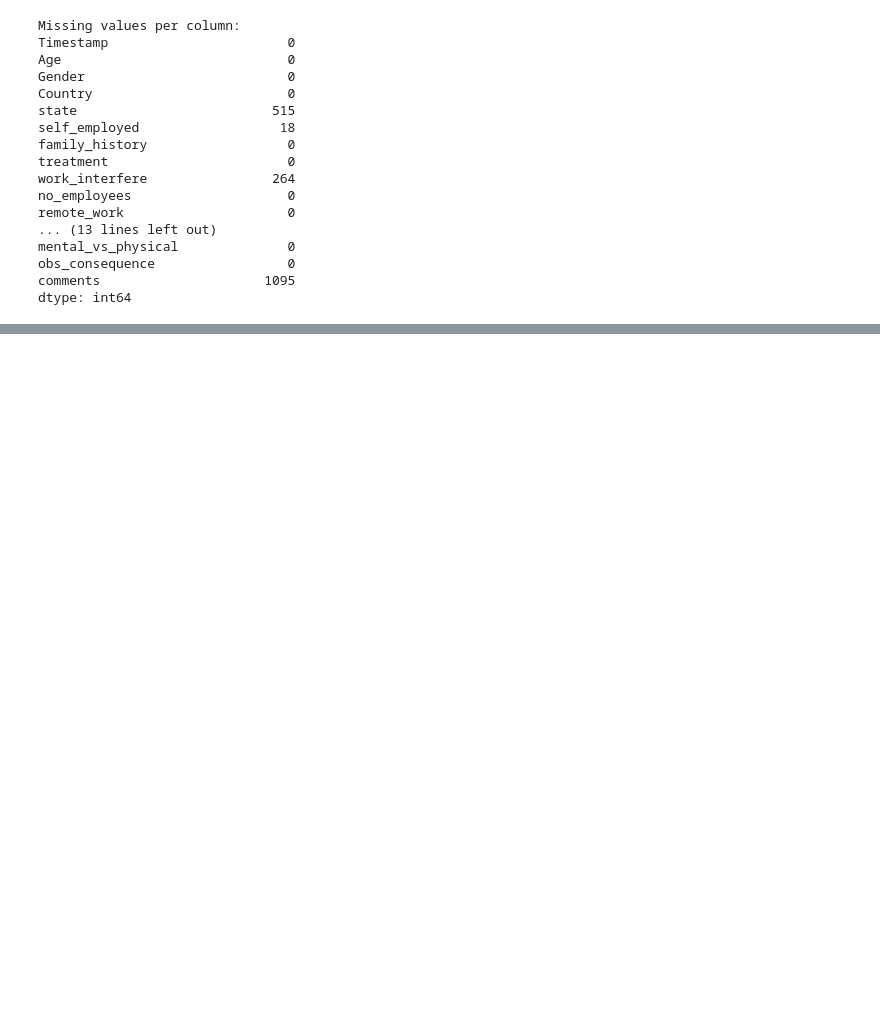
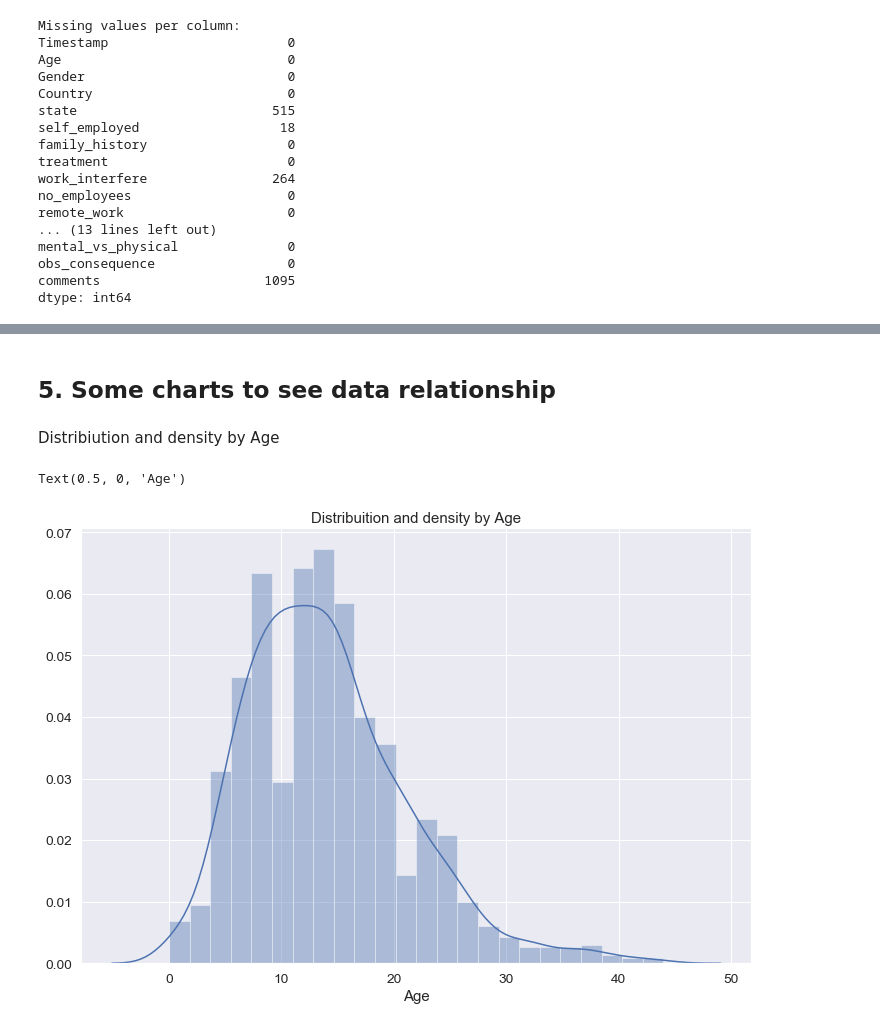
Before and after one commit to Seiji555/Team_AI, a Jupyter notebook: 20191102/Mental_Health.ipynb, the cells around one changed output, grey strips where cells are left out. Saved outputs shown, nothing was run; the diff lists cells and outputs as text; code cells hidden in the pictures; blank space fills up the shorter version.

```diff
--- a/20191102/Mental_Health.ipynb
+++ b/20191102/Mental_Health.ipynb
@@ -134,0 +413,13 @@ dtype: int64
+# %% [markdown]
+## 5. Some charts to see data relationship
+# %% [markdown]
+Distribiution and density by Age
+# %%
+# Distribiution and density by Age
+plt.figure(figsize=(12,8))
+sns.distplot(train_df["Age"], bins=24)
+plt.title("Distribuition and density by Age")
+plt.xlabel("Age")
+# %% [output]
+Text(0.5, 0, 'Age')
+[figure, added]
```
Also changed, not shown: parts of 49 cells of this notebook.
